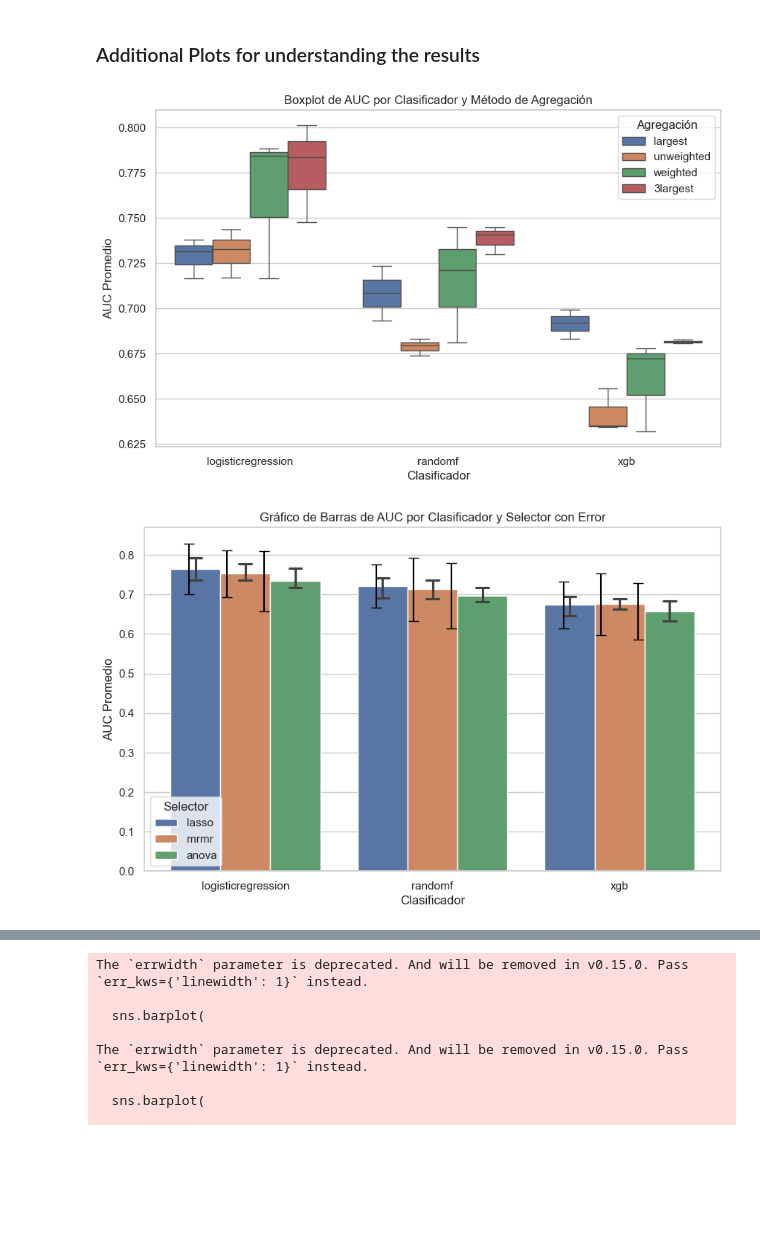
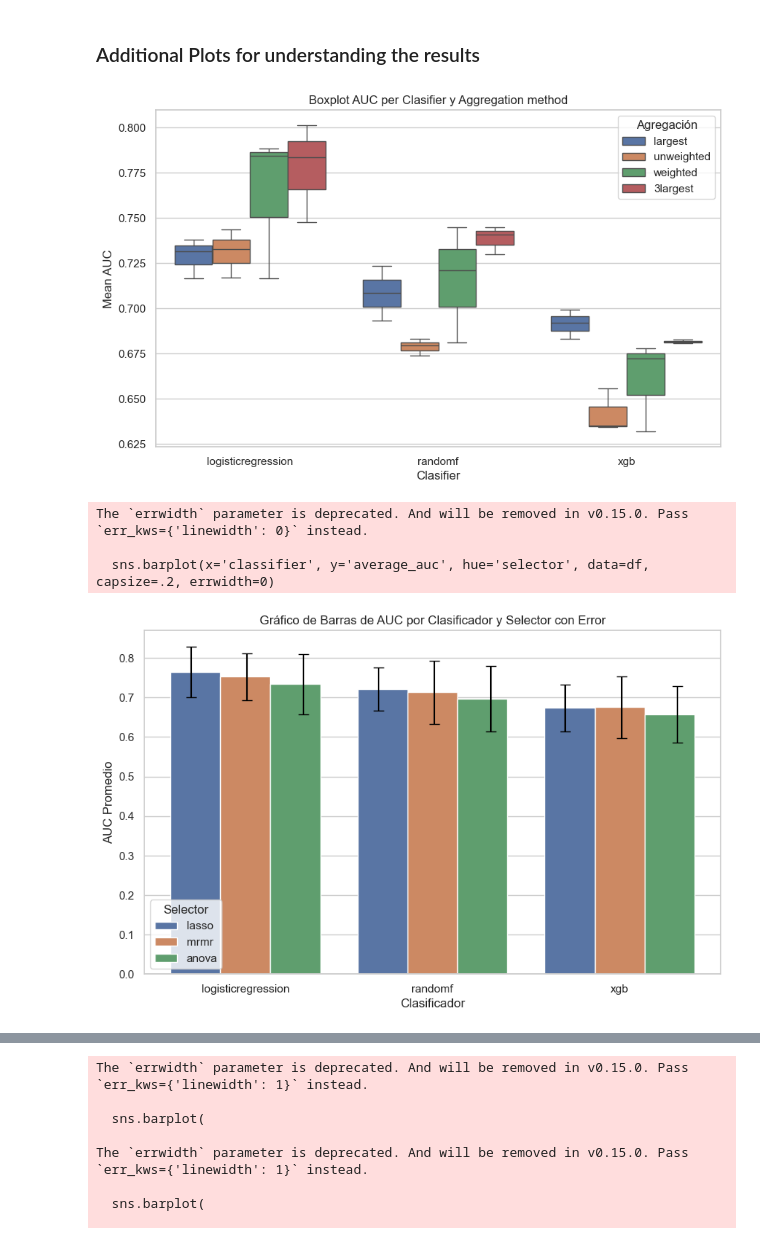
Before and after one commit to laiacoronas/predicting_immunotherapy_response, a Jupyter notebook: plot_resultsradiomics.ipynb, the cells around one changed output, grey strips where cells are left out. Drawn from its saved outputs; the diff is of its cells as text; code cells hidden in the pictures; blank space fills up the shorter version.

```diff
--- a/plot_resultsradiomics.ipynb
+++ b/plot_resultsradiomics.ipynb
@@ -155,39 +153,44 @@ import seaborn as sns
 sns.set(style="whitegrid")
 # %%
-# 1. Boxplot
+# 1. Boxplot #
+# we can see: 3largest is generally better, logistic regression is generally better
 plt.figure(figsize=(10, 6))
 sns.boxplot(x='classifier', y='average_auc', hue='aggregation', data=df)
-plt.title('Boxplot de AUC por Clasificador y Método de Agregación')
-plt.ylabel('AUC Promedio')
-plt.xlabel('Clasificador')
+plt.title('Boxplot AUC per Clasifier y Aggregation method')
+plt.ylabel('Mean AUC')
+plt.xlabel('Clasifier')
 plt.legend(title='Agregación')
 plt.show()
 # %% [output]
-[figure, old version]
+[figure, new version]
 # %%
-# Corrigiendo el Gráfico de Barras con Error
+#barplot
+#logistic and lasso are in general always better independently from the aggregation method used
+import matplotlib.pyplot as plt
+import seaborn as sns
 
-# Calculando los errores medios para cada combinación de 'classifier' y 'selector'
+plt.figure(figsize=(10, 6))
+sns.barplot(x='classifier', y='average_auc', hue='selector', data=df, capsize=.2, errwidth=0)
+
 mean_std_dev = df.groupby(['classifier', 'selector'])['std_dev_auc'].mean().reset_index()
 
-# Realizando el gráfico de barras con error corregido
-plt.figure(figsize=(10, 6))
-sns.barplot(x='classifier', y='average_auc', hue='selector', data=df, capsize=.2)
-# Agregando los errores
 for i, classifier in enumerate(df['classifier'].unique()):
     for j, selector in enumerate(df['selector'].unique()):
         std_err = mean_std_dev[(mean_std_dev['classifier'] == classifier) & (mean_std_dev['selector'] == selector)]['std_dev_auc']
-        plt.errorbar(i + j * 0.2 - 0.3, # posición x del error
-                     df[(df['classifier'] == classifier) & (df['selector'] == selector)]['average_auc'].mean(), # posición y del error
+        plt.errorbar(i + j * 0.3-0.29,
+                     df[(df['classifier'] == classifier) & (df['selector'] == selector)]['average_auc'].mean(),
                      yerr=std_err, fmt='none', color='black', capsize=5)
 
 plt.title('Gráfico de Barras de AUC por Clasificador y Selector con Error')
 plt.ylabel('AUC Promedio')
 plt.xlabel('Clasificador')
 plt.legend(title='Selector')
 plt.show()
 # %% [output]
+The `errwidth` parameter is deprecated. And will be removed in v0.15.0. Pass `err_kws={'linewidth': 0}` instead.
+
+  sns.barplot(x='classifier', y='average_auc', hue='selector', data=df, capsize=.2, errwidth=0)
-[figure, old version]
+[figure, new version]
 # %%
 #heatmap
 pivot_df = df.pivot_table(values='average_auc', index='classifier', columns='selector', aggfunc='mean')
```
Also changed, not shown: parts of 6 cells of this notebook.
